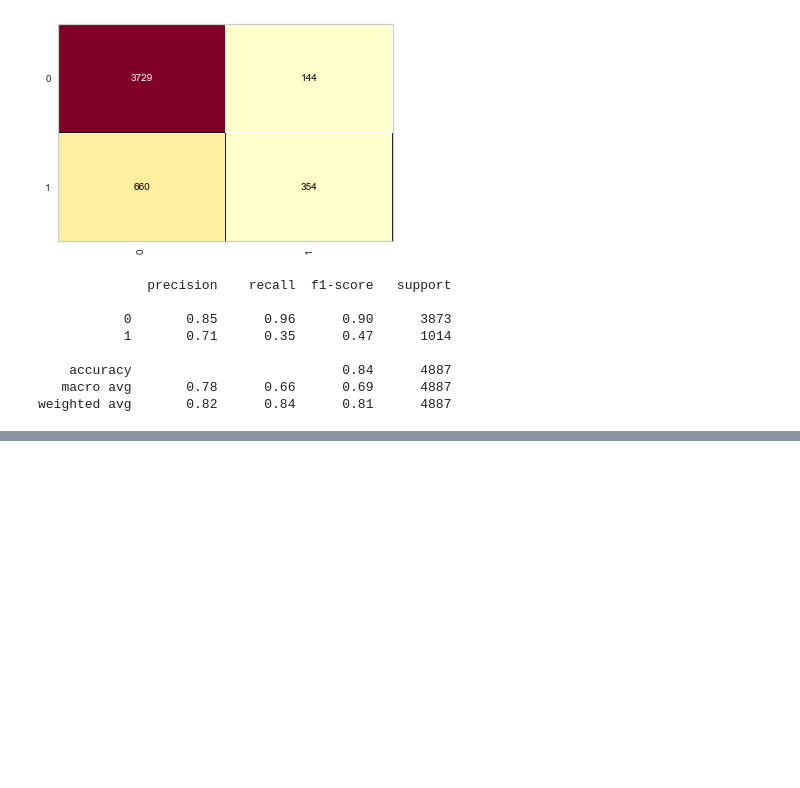
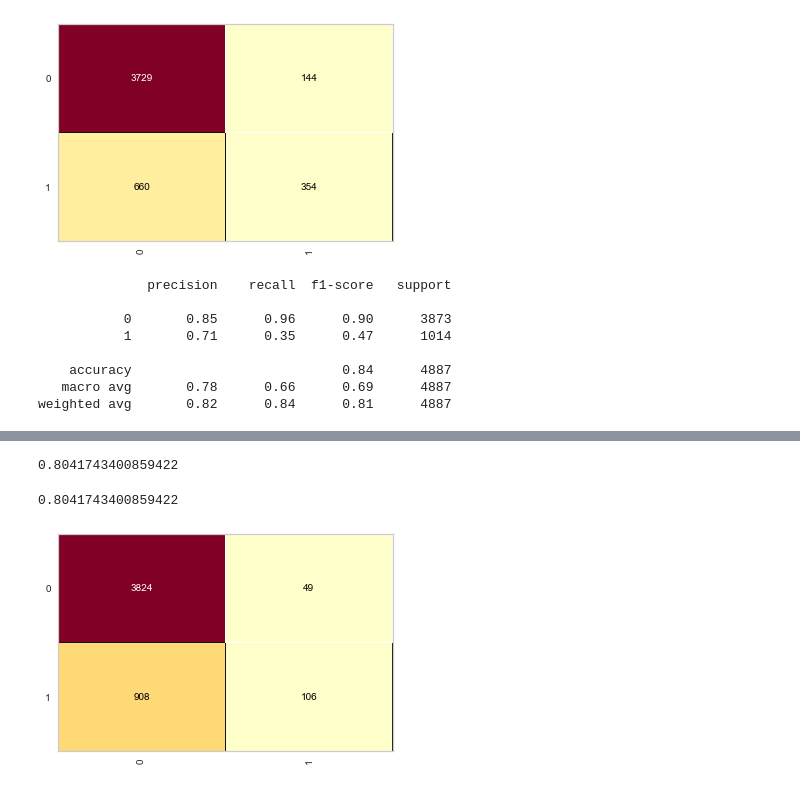
Before and after one commit to ayslanleal/credit-risk-classifier, a Jupyter notebook: training-credit-risk.ipynb, the cells around one changed output, grey strips where cells are left out. Cells and saved outputs as stored; diff of their text form; code cells hidden in the pictures; blank space fills up the shorter version.

Commit message:
add logistic regession

```diff
--- a/training-credit-risk.ipynb
+++ b/training-credit-risk.ipynb
@@ -149,3 +150,6 @@ print(classification_report(y_credit_teste, previsor_knn))
     accuracy                           0.84      4887
    macro avg       0.78      0.66      0.69      4887
 weighted avg       0.82      0.84      0.81      4887
+# %%
+logistic_train = LogisticRegression(random_state=1)
+logistic_train.fit(x_credit_treino, y_credit_treino)
@@ -151,0 +186,11 @@ weighted avg       0.82      0.84      0.81      4887
+# %%
+accuracy_score(y_credit_teste, previsor_logistic)
+# %% [output]
+0.8041743400859422
+# %%
+cm = ConfusionMatrix(logistic_train)
+cm.fit(x_credit_treino, y_credit_treino)
+cm.score(x_credit_teste, y_credit_teste)
+# %% [output]
+0.8041743400859422
+[figure, added]
```
Also changed, not shown: parts of 8 cells of this notebook.
